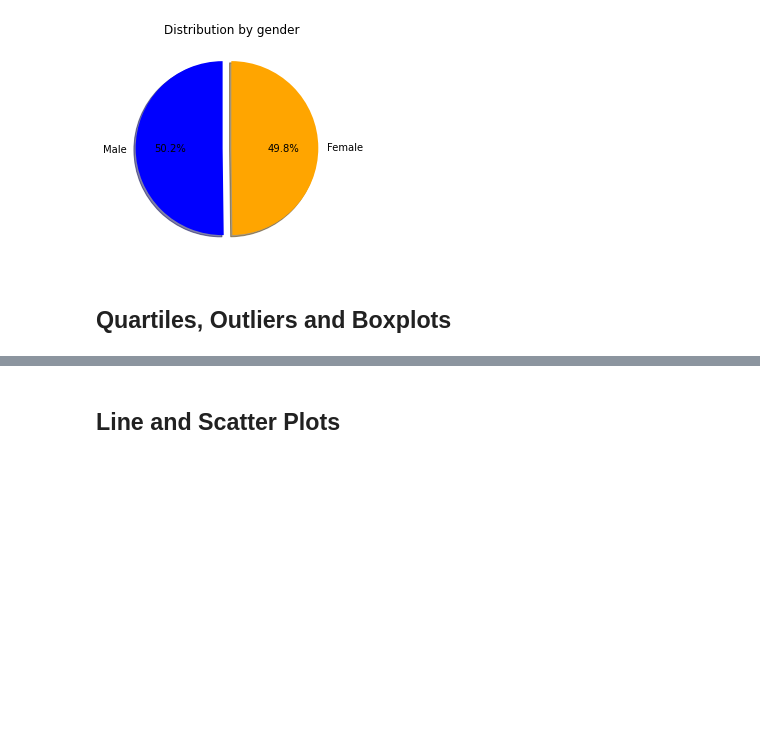
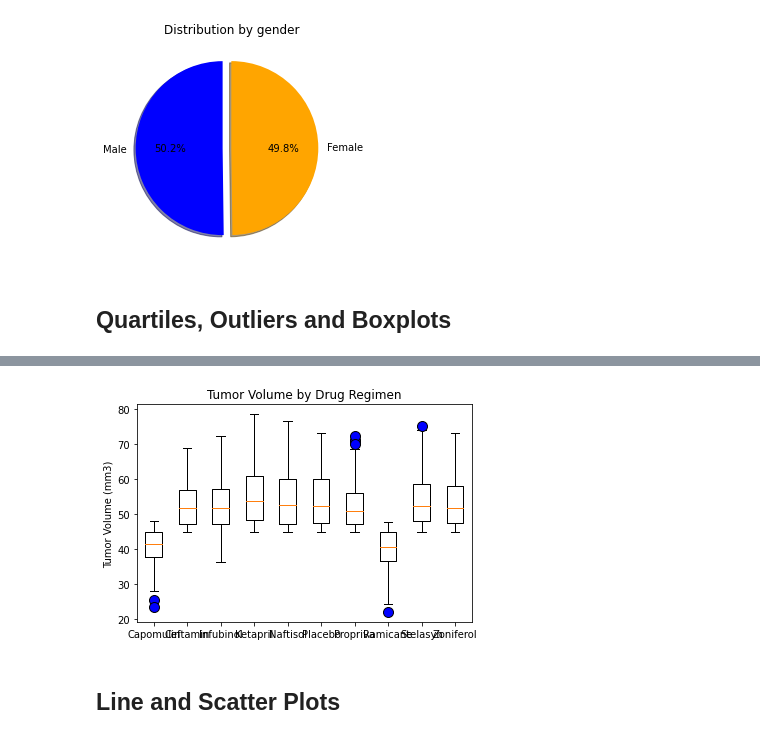
Before and after one commit to extasy44/matplotlib-analysis, a Jupyter notebook: pymaceuticals_starter.ipynb, the cells around one changed output, grey strips where cells are left out. Drawn from its saved outputs; the diff is of its cells as text; code cells hidden in the pictures; blank space fills up the shorter version.

Commit message:
quantiles, outliers

```diff
--- a/pymaceuticals_starter.ipynb
+++ b/pymaceuticals_starter.ipynb
@@ -191,15 +176,28 @@ treatments = ['Capomulin', 'Ceftamin', 'Infubinol', 'Ketapril','Naftisol', 'Plac
 # Create empty list to fill with tumor vol data (for plotting)
 tumor_volume = []
 
+# Calculate the IQR and quantitatively determine if there are any potential outliers.
+def get_outlier(df=None, column=None, weight=1.5):
+  quantile_25 = np.percentile(df[column].values, 25)
+  quantile_75 = np.percentile(df[column].values, 75)
+
+  IQR = quantile_75 - quantile_25
+  IQR_weight = IQR*weight
+
+  lowest = quantile_25 - IQR_weight
+  highest = quantile_75 + IQR_weight
+
+  outlier_idx = df[column][ (df[column] < lowest) | (df[column] > highest) ]
+  return outlier_idx
+
+#df.drop(outlier_idx, axis=0, inplace=True)
+
 for t in treatments:
-    # Calculate the IQR and quantitatively determine if there are any potential outliers.
+
     df = merged_df.loc[merged_df['Drug Regimen'] == t]
-    df
+    outlier_idx = get_outlier(df=df, column='Tumor Volume (mm3)', weight=1.5)
+    if(len(outlier_idx) > 0):
+         print("Outlier in ",t, " : ", outlier_idx)
 
     # Locate the rows which contain mice on each drug and get the tumor volumes
-
-
-    # add subset
-
-
-    # Determine outliers using upper and lower bounds
+    tumor_volume.append(df['Tumor Volume (mm3)'])
@@ -208,3 +217,19 @@ for t in treatments:
+# %%
+# Generate a box plot of the final tumor volume of each mouse across four regimens of interest
+flierprops = dict(marker='o', markerfacecolor='b', markersize=10, markeredgecolor='black')
+
+# Plot boxplot
+plt.boxplot(tumor_volume, flierprops=flierprops)
+x_axis = np.arange(len(treatments))+1
+tick_value = [value for value in treatments]
+# Add title and labels to boxplot
+plt.title('Tumor Volume by Drug Regimen')
+plt.ylabel('Tumor Volume (mm3)')
+plt.xticks(x_axis, tick_value)
+
+plt.show()
+# %% [output]
+[figure, added]
 # %% [markdown]
 ## Line and Scatter Plots
 # %%
```
Also changed, not shown: parts of 3 cells of this notebook.
